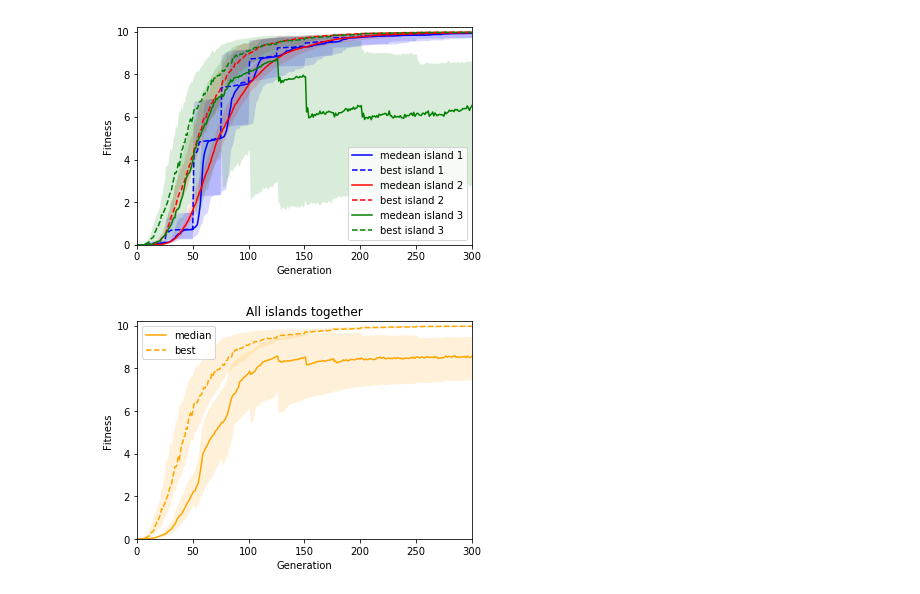
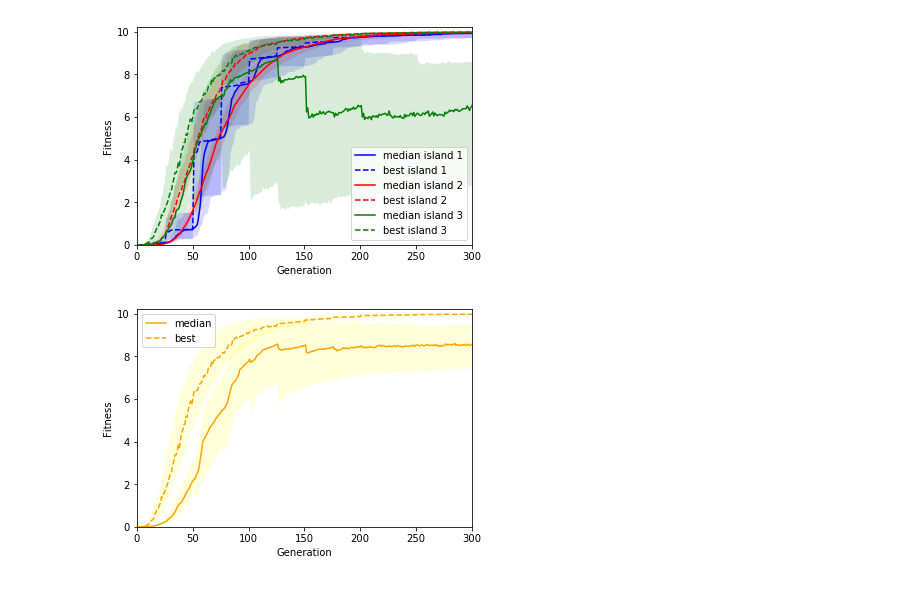
Before and after one commit to WavyV/EvoCompetent, a Jupyter notebook: Islands/Making_plots_Schaffers.ipynb, the cells around one changed output. Drawn from its saved outputs; the diff is of its cells as text; code cells hidden in the pictures.

```diff
--- a/Islands/Making_plots_Schaffers.ipynb
+++ b/Islands/Making_plots_Schaffers.ipynb
@@ -8,6 +8,8 @@ islands = ['1', '2', '3']
 averages = dict()
 champions = dict()
 # %%
+#Code to plot the median and best graphs of all 3 islands in one image
+
 for island in islands:
     averages[island] = np.loadtxt('results/averages_%s_%s.txt' % (function, island), dtype=float)
     champions[island] = np.loadtxt('results/champions_%s_%s.txt' % (function, island), dtype=float)
@@ -34,7 +36,7 @@ for island in islands:
         color = 'red'
     if island == '3':
         color = 'green'
-    plt.plot(range(0,G), average_median, color=color, label='medean island '+island)
+    plt.plot(range(0,G), average_median, color=color, label='median island '+island)
     plt.fill_between(range(0, G), average_thirdquartile, average_firstquartile, color=color, alpha=0.15, linewidth=0)
     plt.plot(range(0,G), champion_median, color=color, linestyle='--', label='best island '+island)
     plt.fill_between(range(0, G), champion_firstquartile, champion_thirdquartile, color=color, alpha=0.15, linewidth=0)
@@ -48,38 +50,40 @@ plt.legend()
 plt.savefig('%s.png' % function, bbox_inches='tight')
 plt.show()
 # %% [output]
-[figure, old version]
+[figure, new version]
 # %%
+#Code to plot the median and best of the whole population (all three islands combined)
+
 averages['123'] = np.loadtxt('results/averages_%s_123.txt' % (function), dtype=float)
 champions['123'] = np.loadtxt('results/champions_%s_123.txt' % (function), dtype=float)
 G = len(champions['123'])
 
 champion_median = np.zeros((G))
 champion_firstquartile = np.zeros((G))
 champion_thirdquartile = np.zeros((G))
 average_median = np.zeros((G))
 average_firstquartile = np.zeros((G))
 average_thirdquartile = np.zeros((G))
 for t in range(0, G):
     champion_median[t] = np.median(champions[island][t, :])
     champion_firstquartile[t] = np.percentile(champions['123'][t, :], 25)
     champion_thirdquartile[t] = np.percentile(champions['123'][t, :], 75)
     average_median[t] = np.median(averages['123'][t, :])
     average_firstquartile[t] = np.percentile(averages['123'][t, :], 25)
     average_thirdquartile[t] = np.percentile(averages['123'][t, :], 75)
 
 plt.plot(range(0,G), average_median, color='orange', label='median')
-plt.fill_between(range(0, G), average_thirdquartile, average_firstquartile, color='orange', alpha=0.15, linewidth=0)
+plt.fill_between(range(0, G), average_thirdquartile, average_firstquartile, color='yellow', alpha=0.15, linewidth=0)
 plt.plot(range(0,G), champion_median, color='orange', linestyle='--', label = 'best')
-plt.fill_between(range(0, G), champion_firstquartile, champion_thirdquartile, color='orange', alpha=0.15, linewidth=0)
+plt.fill_between(range(0, G), champion_firstquartile, champion_thirdquartile, color='yellow', alpha=0.15, linewidth=0)
 
 plt.xlabel('Generation')
 plt.ylabel('Fitness')
-plt.title('All islands together')
+#plt.title('All islands together')
 plt.xlim(xmin=0, xmax=300)
 plt.ylim(ymin=0, ymax=10.2)
 plt.legend()
 plt.savefig('%s.png' % function, bbox_inches='tight')
 plt.show()
 # %% [output]
-[figure, old version]
+[figure, new version]
```
Also changed, not shown: parts of 1 cell of this notebook, 3 other files.
